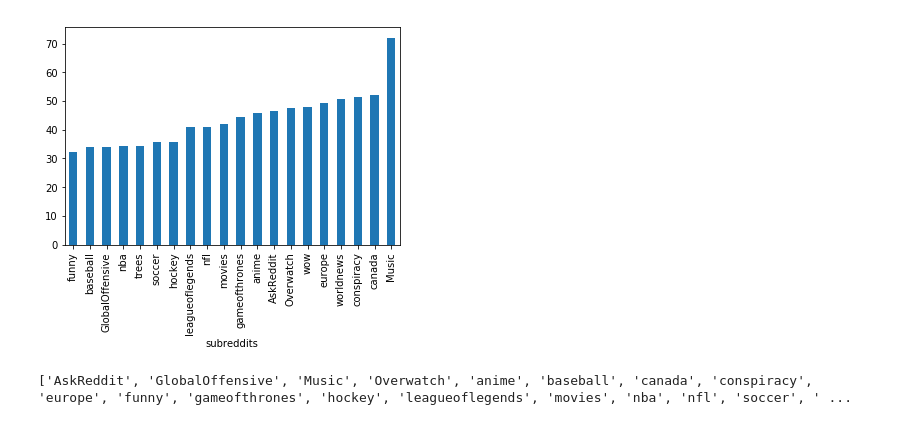
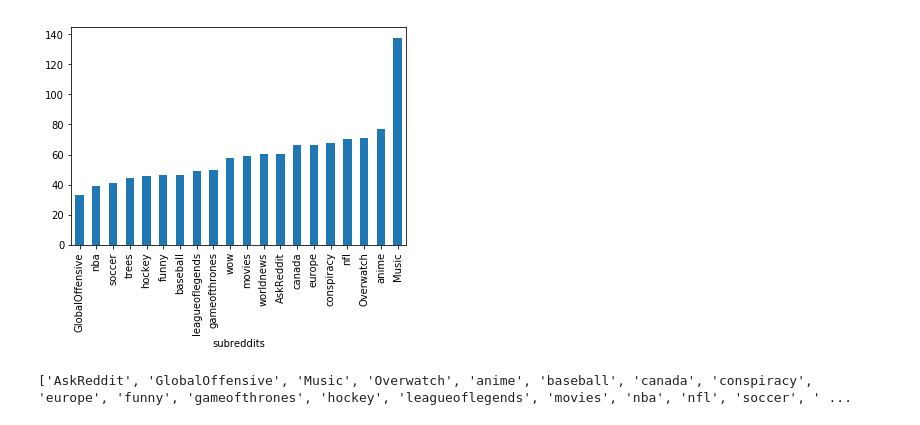
Before and after one commit to WilliamYkZhang/COMP551_A2, a Jupyter notebook: feature_preprocessing.ipynb, the cells around one changed output. Cells and saved outputs as stored; diff of their text form; code cells hidden in the pictures.

Commit message:
Added standard deviation

```diff
--- a/feature_preprocessing.ipynb
+++ b/feature_preprocessing.ipynb
@@ -34,20 +34,19 @@ stemmed_df["Word Count"] = stemmed_df["cleaned"].apply(word_count)
 # Length of comments
 stemmed_df["comment_length"] = stemmed_df["cleaned"].apply(comment_length)
 # %%
-# Using plots to inspect correlation of the comment length and the subreddit category
-# average_comment_length = pd.DataFrame(stemmed_df.groupby("subreddits").comment_length.mean())
+# Using plots to inspect correlation of the word count and the subreddit category
 average_word_count = stemmed_df.groupby("subreddits")["Word Count"].mean().sort_values(ascending=True)
-
-# print(average_comment_length)
-# print(average_word_count)
-# print(average_comment_length.plot.bar())
 average_word_count.plot.bar()
-
-# plt.bar(average_word_count, average_word_count.index)
 plt.savefig('Average word count per subreddit.png')
 files.download("Average word count per subreddit.png")
+
+# Plot standard deviation
+std_word_count = stemmed_df.groupby("subreddits")["Word Count"].std().sort_values(ascending=True)
+std_word_count.plot.bar()
+plt.savefig('Standard deviation of word count per subreddit.png')
+files.download("Standard deviation of word count per subreddit.png")
 # %% [output]
-[figure, old version]
+[figure, new version]
 # %%
 from sklearn.feature_extraction.text import CountVectorizer
 
```
Also changed, not shown: parts of 1 cell of this notebook.
